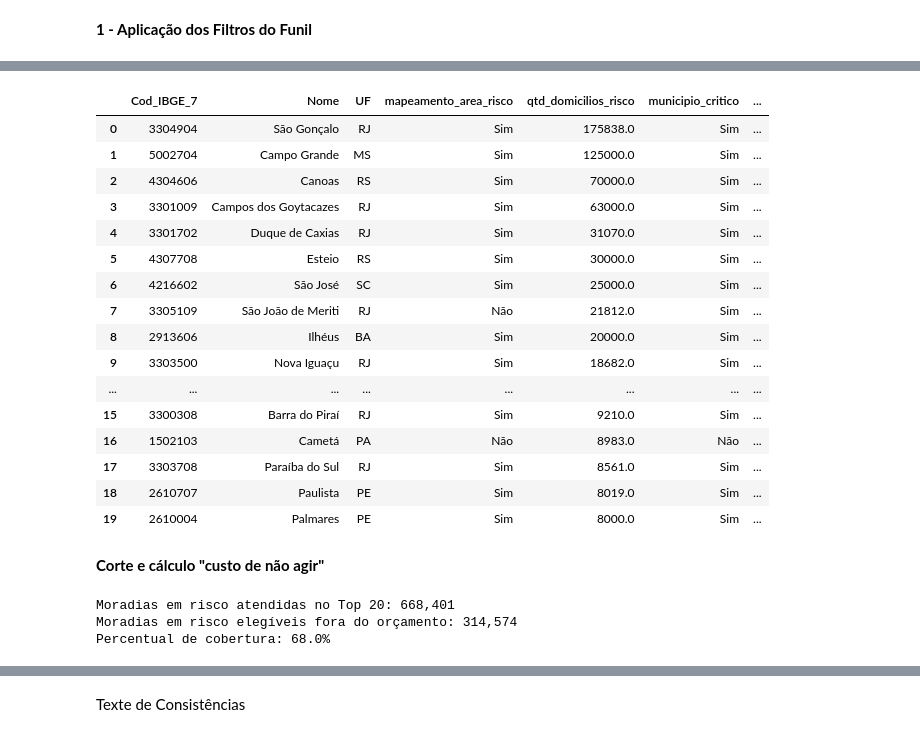
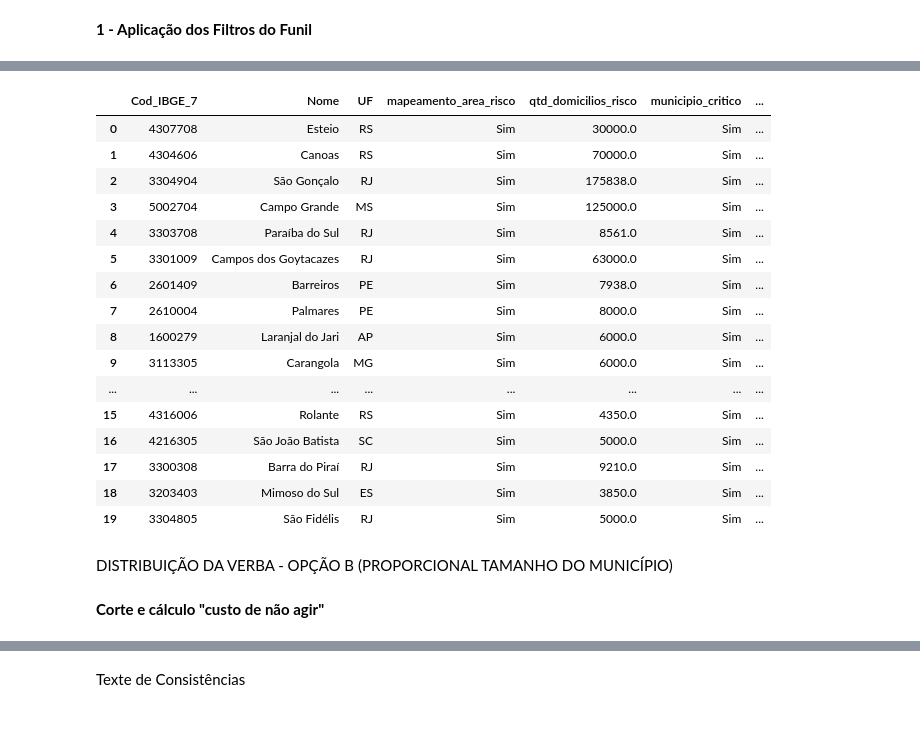
Before and after one commit to Reginajose/Aula-DSBD, a Jupyter notebook: transformacao_filtros.ipynb, the cells around one changed output, grey strips where cells are left out. Drawn from its saved outputs; the diff is of its cells as text; code cells hidden in the pictures.

```diff
--- a/transformacao_filtros.ipynb
+++ b/transformacao_filtros.ipynb
@@ -81,23 +78,32 @@ display(top_20[colunas_chave])
+# %%
+f4['rank_qtd_pctile'] = f4['qtd_domicilios_risco'].rank(pct=True)
+f4['rank_pct_pctile'] = f4['pct_domicilios_risco'].rank(pct=True)
+f4['nota_70_30'] = (0.7 * f4['rank_qtd_pctile']) + (0.3 * f4['rank_pct_pctile'])
+
+top_20 = f4.nlargest(20, 'nota_70_30').copy().reset_index(drop=True)
+top_20['posicao'] = top_20.index + 1
 # %%
-# Adicionando uma coluna de posição.
-df_ranking['posicao'] = df_ranking.index + 1
+# Adicionando uma coluna de posição utilizando a variável correta (top_20).
+top_20['posicao'] = top_20.index + 1
 
-df_ranking.head(20)
+top_20.head(20)
 # %% [output]
 |  | Cod_IBGE_7 | Nome | UF | mapeamento_area_risco | qtd_domicilios_risco | municipio_critico | ... |
-| 0 | 3304904 | São Gonçalo | RJ | Sim | 175838.0 | Sim | ... |
-| 1 | 5002704 | Campo Grande | MS | Sim | 125000.0 | Sim | ... |
-| 2 | 4304606 | Canoas | RS | Sim | 70000.0 | Sim | ... |
-| 3 | 3301009 | Campos dos Goytacazes | RJ | Sim | 63000.0 | Sim | ... |
-| 4 | 3301702 | Duque de Caxias | RJ | Sim | 31070.0 | Sim | ... |
-| 5 | 4307708 | Esteio | RS | Sim | 30000.0 | Sim | ... |
-| 6 | 4216602 | São José | SC | Sim | 25000.0 | Sim | ... |
-| 7 | 3305109 | São João de Meriti | RJ | Não | 21812.0 | Sim | ... |
-| 8 | 2913606 | Ilhéus | BA | Sim | 20000.0 | Sim | ... |
-| 9 | 3303500 | Nova Iguaçu | RJ | Sim | 18682.0 | Sim | ... |
+| 0 | 4307708 | Esteio | RS | Sim | 30000.0 | Sim | ... |
+| 1 | 4304606 | Canoas | RS | Sim | 70000.0 | Sim | ... |
+| 2 | 3304904 | São Gonçalo | RJ | Sim | 175838.0 | Sim | ... |
+| 3 | 5002704 | Campo Grande | MS | Sim | 125000.0 | Sim | ... |
+| 4 | 3303708 | Paraíba do Sul | RJ | Sim | 8561.0 | Sim | ... |
+| 5 | 3301009 | Campos dos Goytacazes | RJ | Sim | 63000.0 | Sim | ... |
+| 6 | 2601409 | Barreiros | PE | Sim | 7938.0 | Sim | ... |
+| 7 | 2610004 | Palmares | PE | Sim | 8000.0 | Sim | ... |
+| 8 | 1600279 | Laranjal do Jari | AP | Sim | 6000.0 | Sim | ... |
+| 9 | 3113305 | Carangola | MG | Sim | 6000.0 | Sim | ... |
 | ... | ... | ... | ... | ... | ... | ... | ... |
-| 15 | 3300308 | Barra do Piraí | RJ | Sim | 9210.0 | Sim | ... |
-| 16 | 1502103 | Cametá | PA | Não | 8983.0 | Não | ... |
-| 17 | 3303708 | Paraíba do Sul | RJ | Sim | 8561.0 | Sim | ... |
-| 18 | 2610707 | Paulista | PE | Sim | 8019.0 | Sim | ... |
-| 19 | 2610004 | Palmares | PE | Sim | 8000.0 | Sim | ... |
+| 15 | 4316006 | Rolante | RS | Sim | 4350.0 | Sim | ... |
+| 16 | 4216305 | São João Batista | SC | Sim | 5000.0 | Sim | ... |
+| 17 | 3300308 | Barra do Piraí | RJ | Sim | 9210.0 | Sim | ... |
+| 18 | 3203403 | Mimoso do Sul | ES | Sim | 3850.0 | Sim | ... |
+| 19 | 3304805 | São Fidélis | RJ | Sim | 5000.0 | Sim | ... |
+# %% [markdown]
+DISTRIBUIÇÃO DA VERBA - OPÇÃO B (PROPORCIONAL TAMANHO DO MUNICÍPIO)
@@ -104,15 +152,2 @@ df_ranking.head(20)
 # %% [markdown]
 **Corte e cálculo "custo de não agir"**
-# %%
-# Métrica de cobertura do orçamento
-moradias_atendidas = top_20['qtd_domicilios_risco'].sum()
-moradias_elegiveis = f4['qtd_domicilios_risco'].sum()
-moradias_fora = moradias_elegiveis - moradias_atendidas
-
-print(f"Moradias em risco atendidas no Top 20: {moradias_atendidas:,.0f}")
-print(f"Moradias em risco elegíveis fora do orçamento: {moradias_fora:,.0f}")
-print(f"Percentual de cobertura: {(moradias_atendidas / moradias_elegiveis) * 100:.1f}%")
-# %% [output]
-Moradias em risco atendidas no Top 20: 668,401
-Moradias em risco elegíveis fora do orçamento: 314,574
-Percentual de cobertura: 68.0%
```
Also changed, not shown: parts of 10 cells of this notebook.
